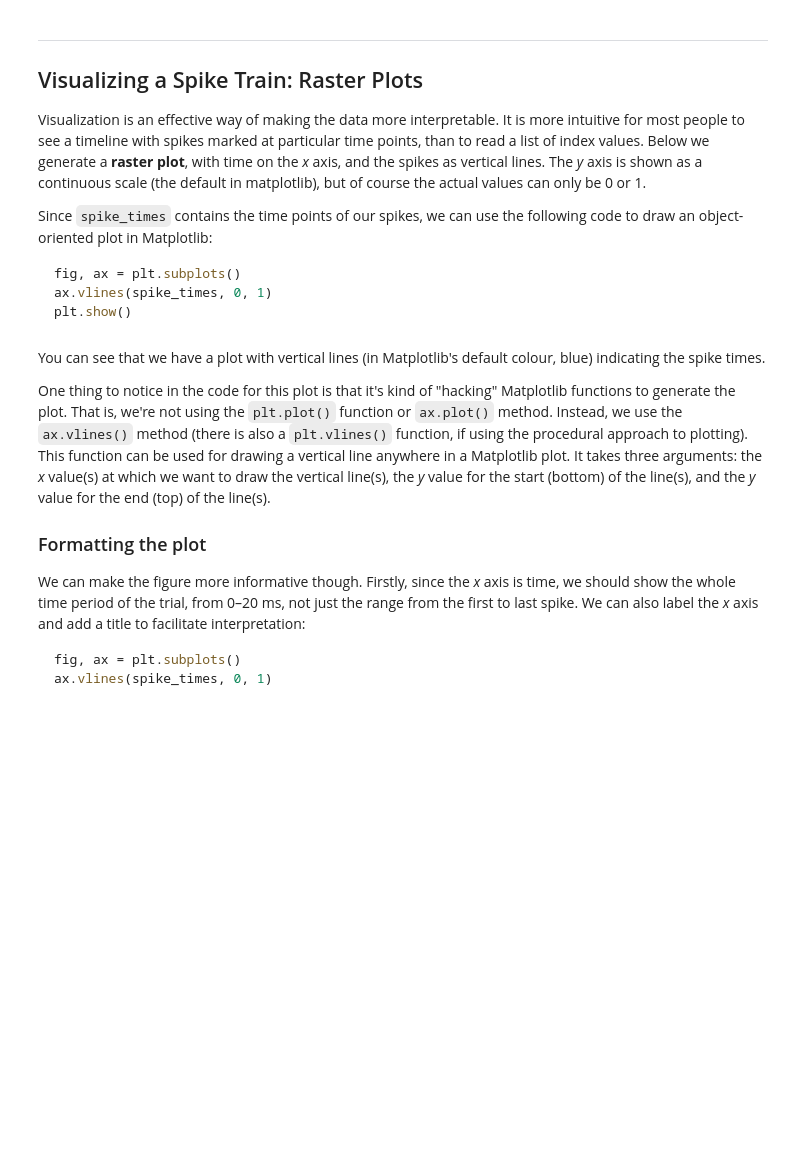
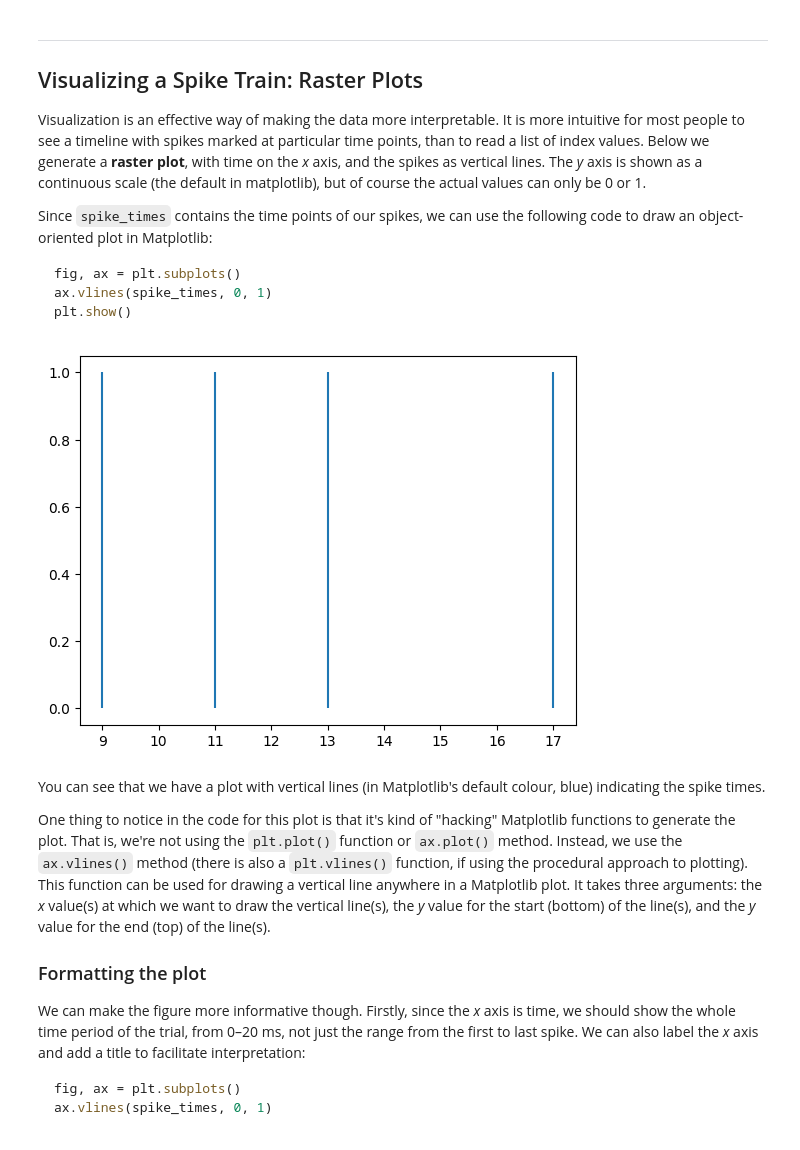
Before and after one commit to dm748329/Single-Unit-Data, a Jupyter notebook: 1 - intro_spike_trains.ipynb, the cells around one changed output. Drawn from its saved outputs; the diff is of its cells as text; code cells hidden in the pictures; blank space fills up the shorter version.

```diff
--- a/1 - intro_spike_trains.ipynb
+++ b/1 - intro_spike_trains.ipynb
@@ -134,3 +134,6 @@ Alternatively, we can do this more efficiently with [list comprehension](../3-py
 spike_times = [i for i, x in enumerate(spike_train) if x == spike_value]
 print(spike_times)
 ~~~
+# %%
+spike_times = [i for i, x in enumerate(spike_train) if x == spike_value]
+print(spike_times)
@@ -154,6 +161,12 @@ fig, ax = plt.subplots()
 ax.vlines(spike_times, 0, 1)
 plt.show()
 ~~~
+# %%
+fig, ax = plt.subplots()
+ax.vlines(spike_times, 0, 1)
+plt.show()
+# %% [output]
+[figure, added]
 # %% [markdown]
 You can see that we have a plot with vertical lines (in Matplotlib's default colour, blue) indicating the spike times.
 
```
Also changed, not shown: parts of 7 cells of this notebook.
